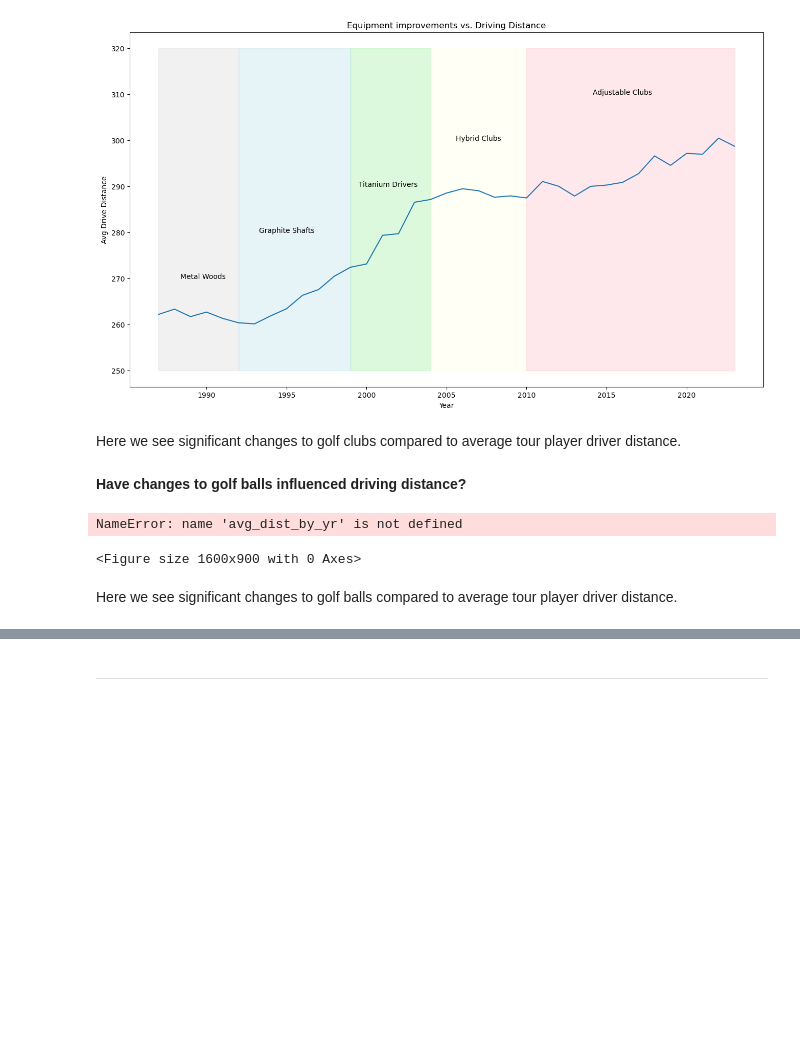
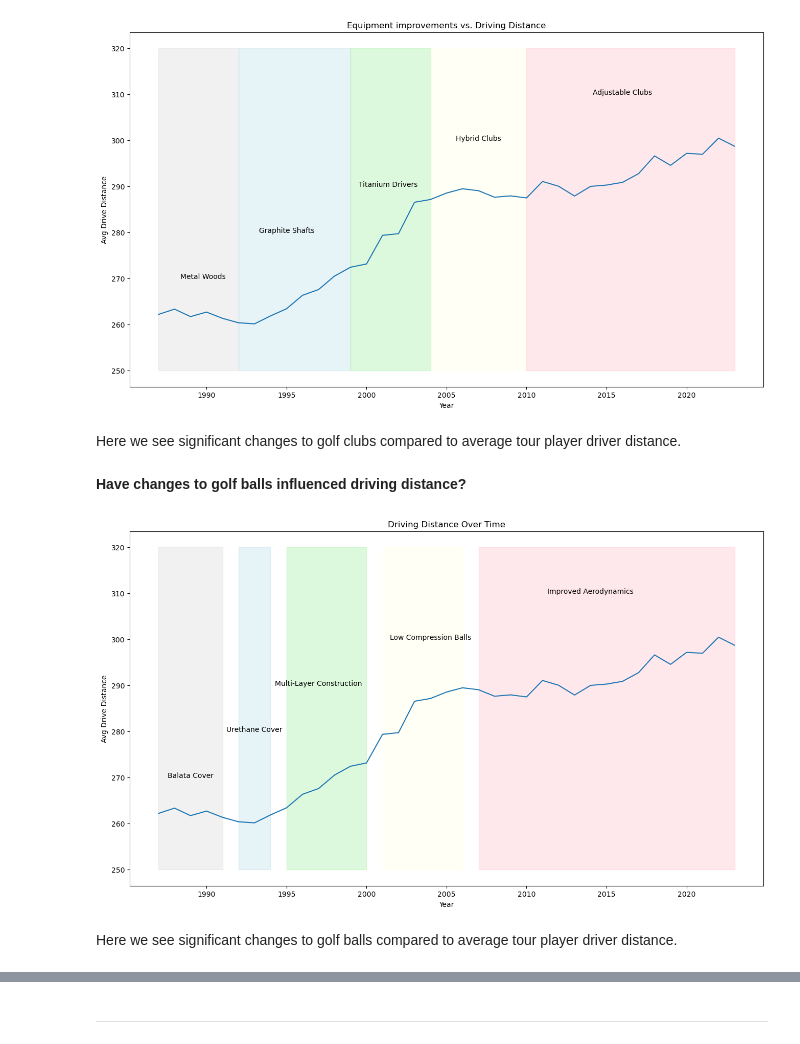
Before and after one commit to Birdie-Eye-View/Capstone-Project, a Jupyter notebook: notebooks/final_report.ipynb, the cells around one changed output, grey strips where cells are left out. Cells and saved outputs as stored; diff of their text form; code cells hidden in the pictures; blank space fills up the shorter version.

```diff
--- a/notebooks/final_report.ipynb
+++ b/notebooks/final_report.ipynb
@@ -56,2 +60,6 @@ df.shape
+# %%
+# From the 'final.py' file...
+# Call function to group the df by year using mean
+df_by_yr = f.get_df_by_year(df)
 # %% [markdown]
 <h3><b>Split</b></h3>
@@ -110,15 +118,14 @@ f.get_club_changes(avg_by_yr)
 # %% [output]
 [figure]
-# %% [markdown]
-Here we see significant changes to golf clubs compared to average tour player driver distance.
+# %% [markdown]
+Here we see significant changes to golf clubs compared to average tour player driver distance.
 # %% [markdown]
 <b>Have changes to golf balls influenced driving distance?</b>
-# %%
-# From the 'final.py' file...
-# Get the vis displaying avg drive distance with ball changes
-f.get_ball_changes(avg_by_yr)
-# %% [output]
-NameError: name 'avg_dist_by_yr' is not defined
-<Figure size 1600x900 with 0 Axes>
-# %% [markdown]
-Here we see significant changes to golf balls compared to average tour player driver distance.
+# %%
+# From the 'final.py' file...
+# Get the vis displaying avg drive distance with ball changes
+f.get_ball_changes(df_by_yr)
+# %% [output]
+[figure, added]
+# %% [markdown]
+Here we see significant changes to golf balls compared to average tour player driver distance.
```
Also changed, not shown: parts of 38 cells of this notebook, 1 other file.
